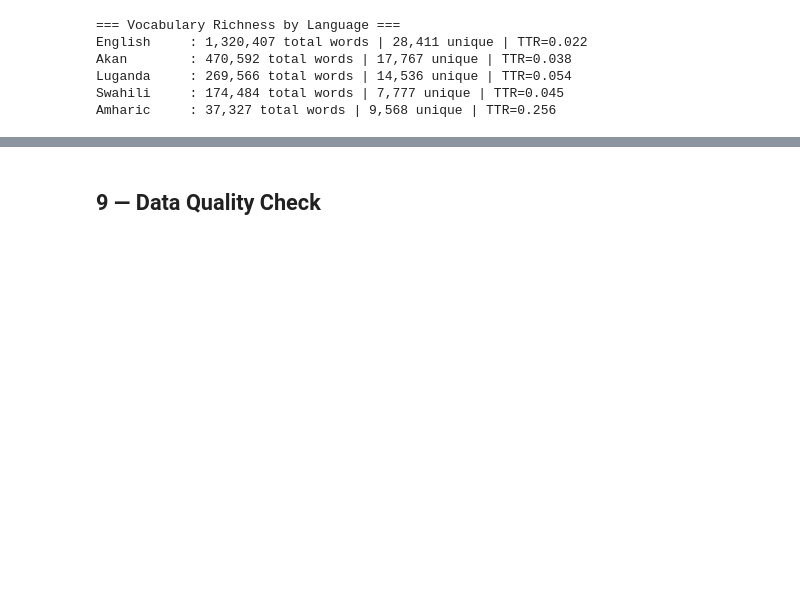
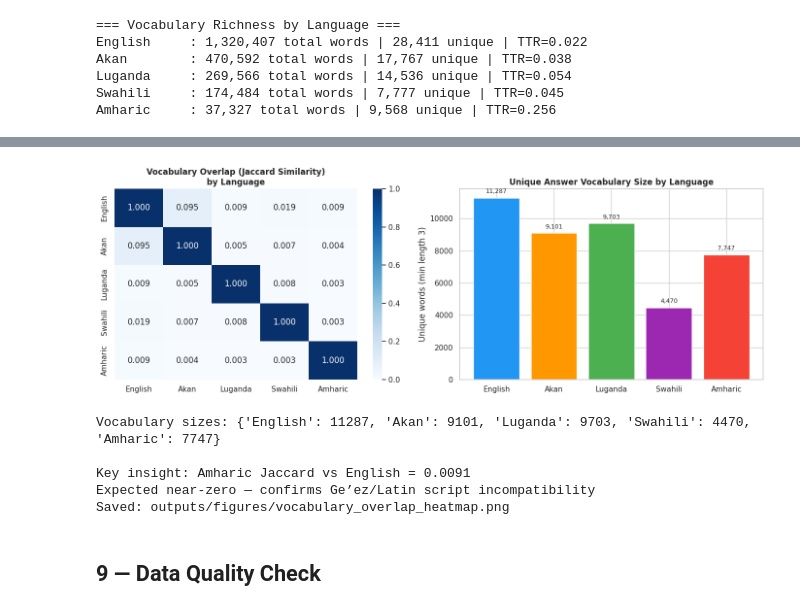
Before and after one commit to Chol1000/multilingual-health-qa, a Jupyter notebook: notebooks/01_EDA_Preprocessing.ipynb, the cells around one changed output, grey strips where cells are left out. Saved outputs shown, nothing was run; the diff lists cells and outputs as text; code cells hidden in the pictures; blank space fills up the shorter version.

```diff
--- a/notebooks/01_EDA_Preprocessing.ipynb
+++ b/notebooks/01_EDA_Preprocessing.ipynb
@@ -389,3 +422,61 @@ Amharic     : 37,327 total words | 9,568 unique | TTR=0.256
+# %%
+## 8c — Cross-Language Vocabulary Overlap Heatmap
+import numpy as np
+import matplotlib.pyplot as plt
+import seaborn as sns
+import re
+
+LANGS = ['English', 'Akan', 'Luganda', 'Swahili', 'Amharic']
+
+# Build vocabulary set per language (answers only, min word length = 3)
+vocab = {}
+for lang in LANGS:
+    words = set()
+    for text in train[train['language'] == lang]['output'].dropna():
+        tokens = re.findall(r"[\w']+", str(text).lower())
+        words.update(t for t in tokens if len(t) >= 3)
+    vocab[lang] = words
+
+# Compute Jaccard similarity matrix
+n = len(LANGS)
+jac = np.zeros((n, n))
+for i, li in enumerate(LANGS):
+    for j, lj in enumerate(LANGS):
+        inter = len(vocab[li] & vocab[lj])
+        union = len(vocab[li] | vocab[lj])
+        jac[i, j] = inter / union if union > 0 else 0.0
+
+fig, axes = plt.subplots(1, 2, figsize=(14, 5))
+
+# Heatmap
+sns.heatmap(jac, annot=True, fmt='.3f', xticklabels=LANGS, yticklabels=LANGS,
+            cmap='Blues', vmin=0, vmax=1, ax=axes[0])
+axes[0].set_title('Vocabulary Overlap (Jaccard Similarity)\nby Language', fontweight='bold')
+
+# Unique vocabulary sizes
+sizes = {lang: len(vocab[lang]) for lang in LANGS}
+axes[1].bar(sizes.keys(), sizes.values(), color=['#2196F3','#FF9800','#4CAF50','#9C27B0','#F44336'])
+axes[1].set_title('Unique Answer Vocabulary Size by Language', fontweight='bold')
+axes[1].set_ylabel('Unique words (min length 3)')
+for bar, count in zip(axes[1].patches, sizes.values()):
+    axes[1].text(bar.get_x() + bar.get_width()/2, bar.get_height() + 200,
+                 f'{count:,}', ha='center', va='bottom', fontsize=9)
+
+plt.tight_layout()
+plt.savefig('../outputs/figures/vocabulary_overlap_heatmap.png', dpi=150, bbox_inches='tight')
+plt.show()
+
+print('\nVocabulary sizes:', {k: len(v) for k, v in vocab.items()})
+print('\nKey insight: Amharic Jaccard vs English =', f"{jac[LANGS.index('Amharic'), LANGS.index('English')]:.4f}")
+print('Expected near-zero — confirms Ge\u2019ez/Latin script incompatibility')
+print('Saved: outputs/figures/vocabulary_overlap_heatmap.png')
+# %% [output]
+[figure, added]
+Vocabulary sizes: {'English': 11287, 'Akan': 9101, 'Luganda': 9703, 'Swahili': 4470, 'Amharic': 7747}
+
+Key insight: Amharic Jaccard vs English = 0.0091
+Expected near-zero — confirms Ge’ez/Latin script incompatibility
+Saved: outputs/figures/vocabulary_overlap_heatmap.png
 # %% [markdown]
 ## 9 — Data Quality Check
 # %%
```
Also changed, not shown: parts of 4 cells of this notebook, 2 other files.
